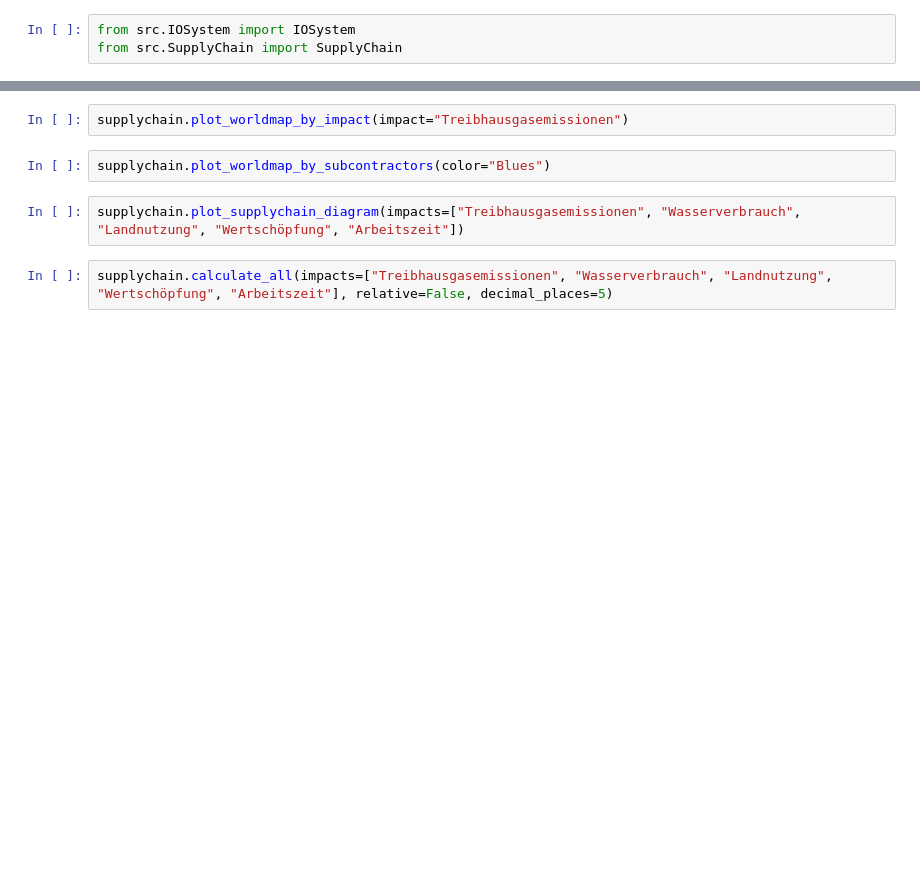
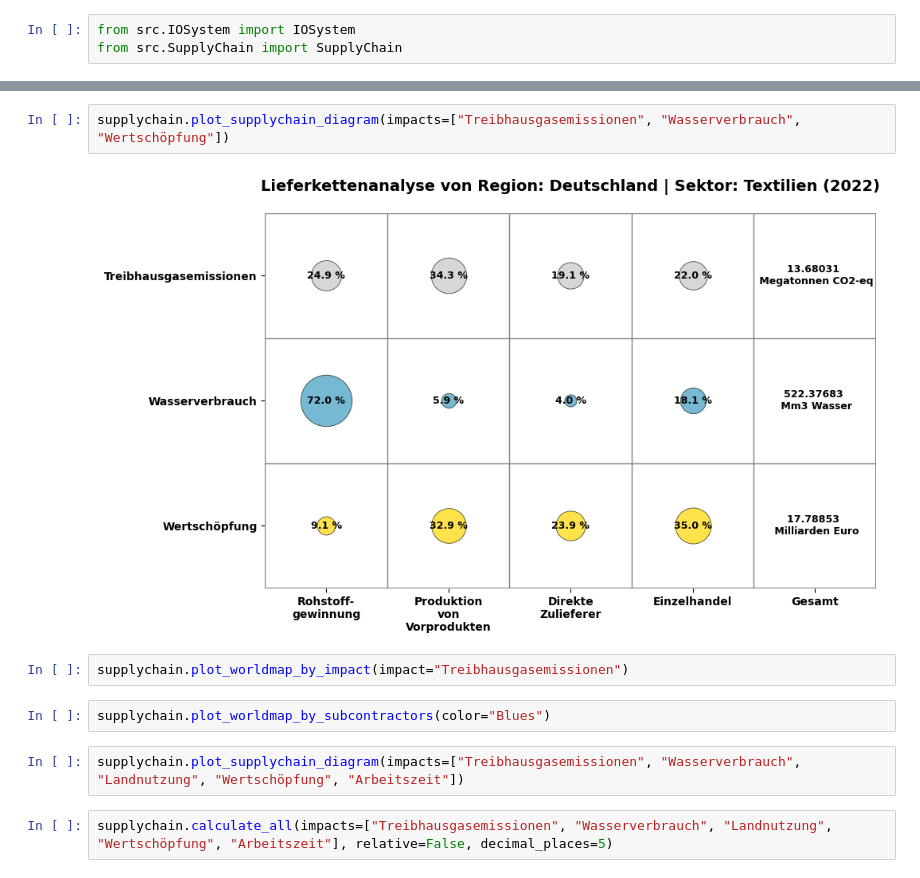
Before and after one commit to JonasLmbt/exiobase_explorer, a Jupyter notebook: main.ipynb, the cells around one changed output, grey strips where cells are left out. Cells and saved outputs as stored; diff of their text form; blank space fills up the shorter version.

Commit message:
Updating SupplyChain

```diff
--- a/main.ipynb
+++ b/main.ipynb
@@ -9,3 +40,7 @@ supplychain
+# %%
+supplychain.plot_supplychain_diagram(impacts=["Treibhausgasemissionen", "Wasserverbrauch", "Wertschöpfung"])
+# %% [output]
+[figure, added]
 # %%
 supplychain.plot_worldmap_by_impact(impact="Treibhausgasemissionen")
 # %%
```
Also changed, not shown: parts of 4 cells of this notebook, 1 other file.
